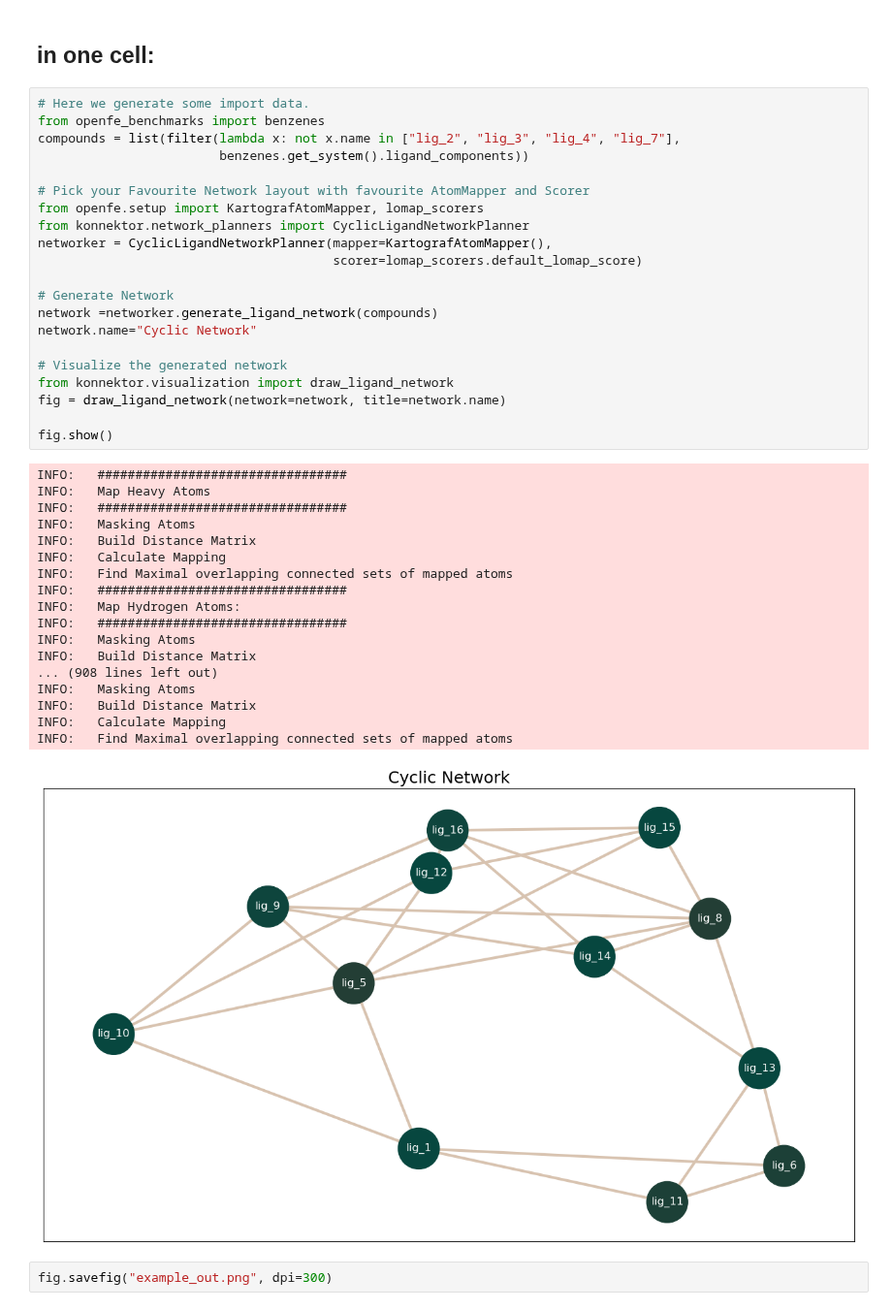
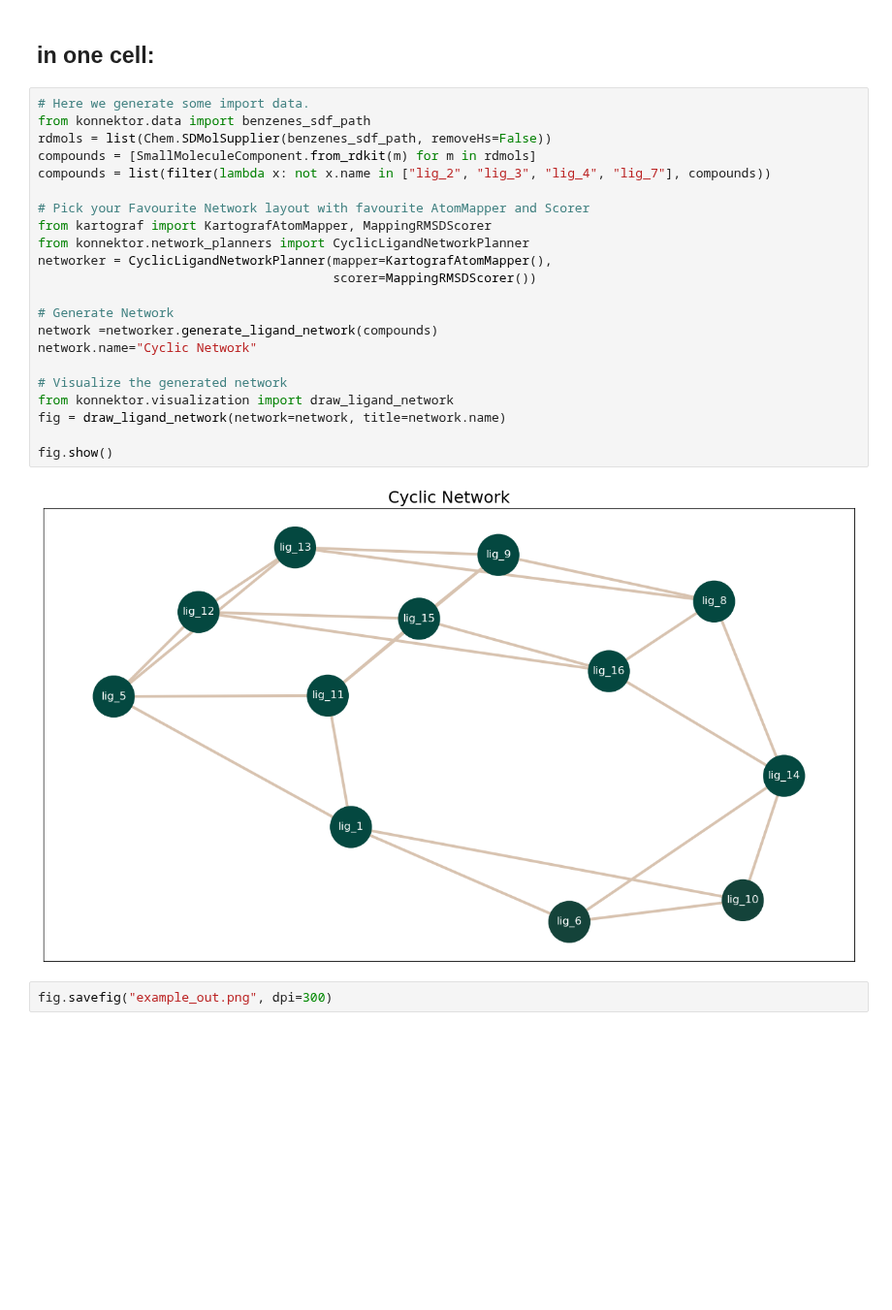
Before and after one commit to OpenFreeEnergy/konnektor, a Jupyter notebook: examples/konnektor_example.ipynb, the cells around one changed output. Shown at 97% size. Saved outputs shown, nothing was run; the diff lists cells and outputs as text; blank space fills up the shorter version.

```diff
--- a/examples/konnektor_example.ipynb
+++ b/examples/konnektor_example.ipynb
@@ -204,43 +193,27 @@ fig.savefig("../.img/network_layouts.png", dpi=400)
 ## in one cell:
 # %%
 # Here we generate some import data.
-from openfe_benchmarks import benzenes
-compounds = list(filter(lambda x: not x.name in ["lig_2", "lig_3", "lig_4", "lig_7"],
-                        benzenes.get_system().ligand_components))
+from konnektor.data import benzenes_sdf_path
+rdmols = list(Chem.SDMolSupplier(benzenes_sdf_path, removeHs=False))
+compounds = [SmallMoleculeComponent.from_rdkit(m) for m in rdmols]
+compounds = list(filter(lambda x: not x.name in ["lig_2", "lig_3", "lig_4", "lig_7"], compounds))
 
 # Pick your Favourite Network layout with favourite AtomMapper and Scorer
-from openfe.setup import KartografAtomMapper, lomap_scorers
+from kartograf import KartografAtomMapper, MappingRMSDScorer
 from konnektor.network_planners import CyclicLigandNetworkPlanner
 networker = CyclicLigandNetworkPlanner(mapper=KartografAtomMapper(),
-                                       scorer=lomap_scorers.default_lomap_score)
+                                       scorer=MappingRMSDScorer())
 
 # Generate Network
 network =networker.generate_ligand_network(compounds)
 network.name="Cyclic Network"
 
 # Visualize the generated network
 from konnektor.visualization import draw_ligand_network
 fig = draw_ligand_network(network=network, title=network.name)
 
 fig.show()
 # %% [output]
-INFO:   #################################
-INFO:   Map Heavy Atoms
-INFO:   #################################
-INFO:   Masking Atoms
-INFO:   Build Distance Matrix
-INFO:   Calculate Mapping
-INFO:   Find Maximal overlapping connected sets of mapped atoms
-INFO:   #################################
-INFO:   Map Hydrogen Atoms:
-INFO:   #################################
-INFO:   Masking Atoms
-INFO:   Build Distance Matrix
-... (908 lines left out)
-INFO:   Masking Atoms
-INFO:   Build Distance Matrix
-INFO:   Calculate Mapping
-INFO:   Find Maximal overlapping connected sets of mapped atoms
-[figure, old version]
+[figure, new version]
 # %%
 fig.savefig("example_out.png", dpi=300)
```
Also changed, not shown: parts of 12 cells of this notebook.
